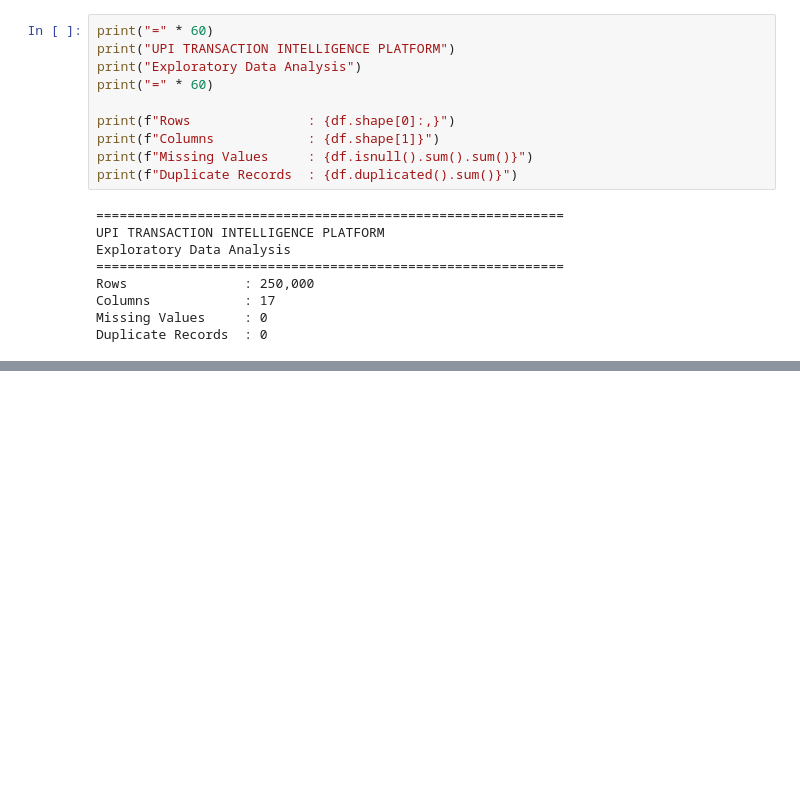
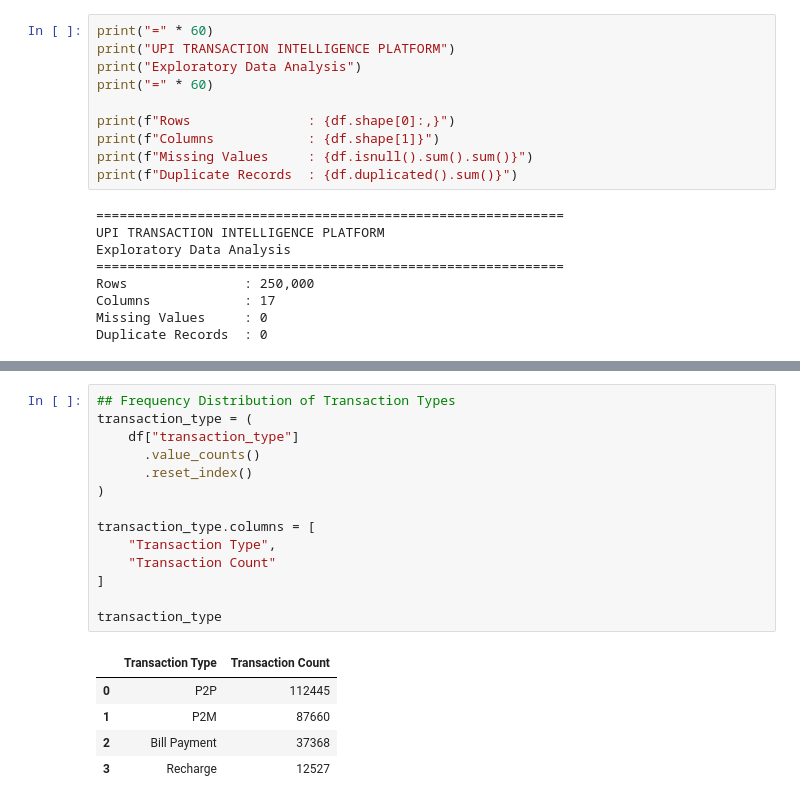
Before and after one commit to KaviyaVelmurugan/upi-transaction-intelligence-platform, a Jupyter notebook: notebooks/02_eda.ipynb, the cells around one changed output, grey strips where cells are left out. Saved outputs shown, nothing was run; the diff lists cells and outputs as text; blank space fills up the shorter version.

```diff
--- a/notebooks/02_eda.ipynb
+++ b/notebooks/02_eda.ipynb
@@ -61,0 +70,20 @@ df.head()
+# %%
+## Frequency Distribution of Transaction Types
+transaction_type = (
+    df["transaction_type"]
+      .value_counts()
+      .reset_index()
+)
+
+transaction_type.columns = [
+    "Transaction Type",
+    "Transaction Count"
+]
+
+transaction_type
+# %% [output]
+|  | Transaction Type | Transaction Count |
+| 0 | P2P | 112445 |
+| 1 | P2M | 87660 |
+| 2 | Bill Payment | 37368 |
+| 3 | Recharge | 12527 |
```
Also changed, not shown: parts of 7 cells of this notebook, 3 other files.
